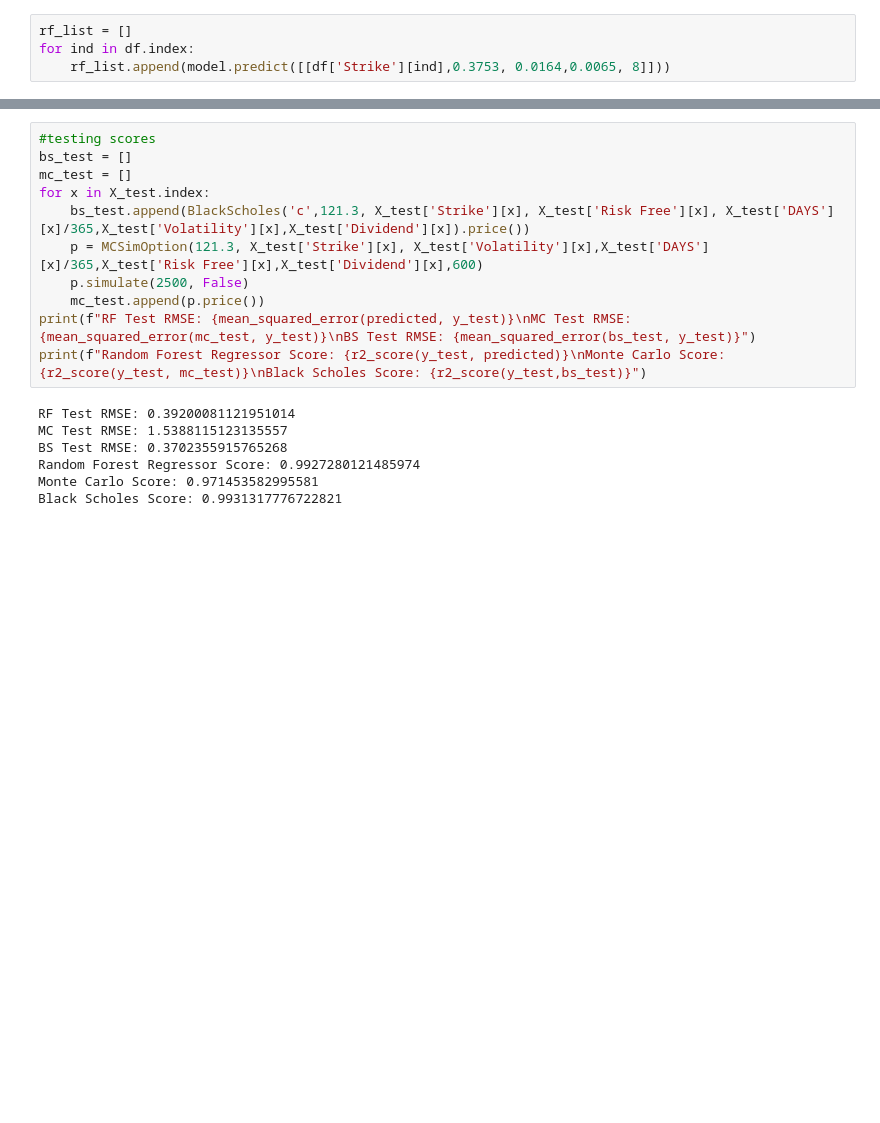
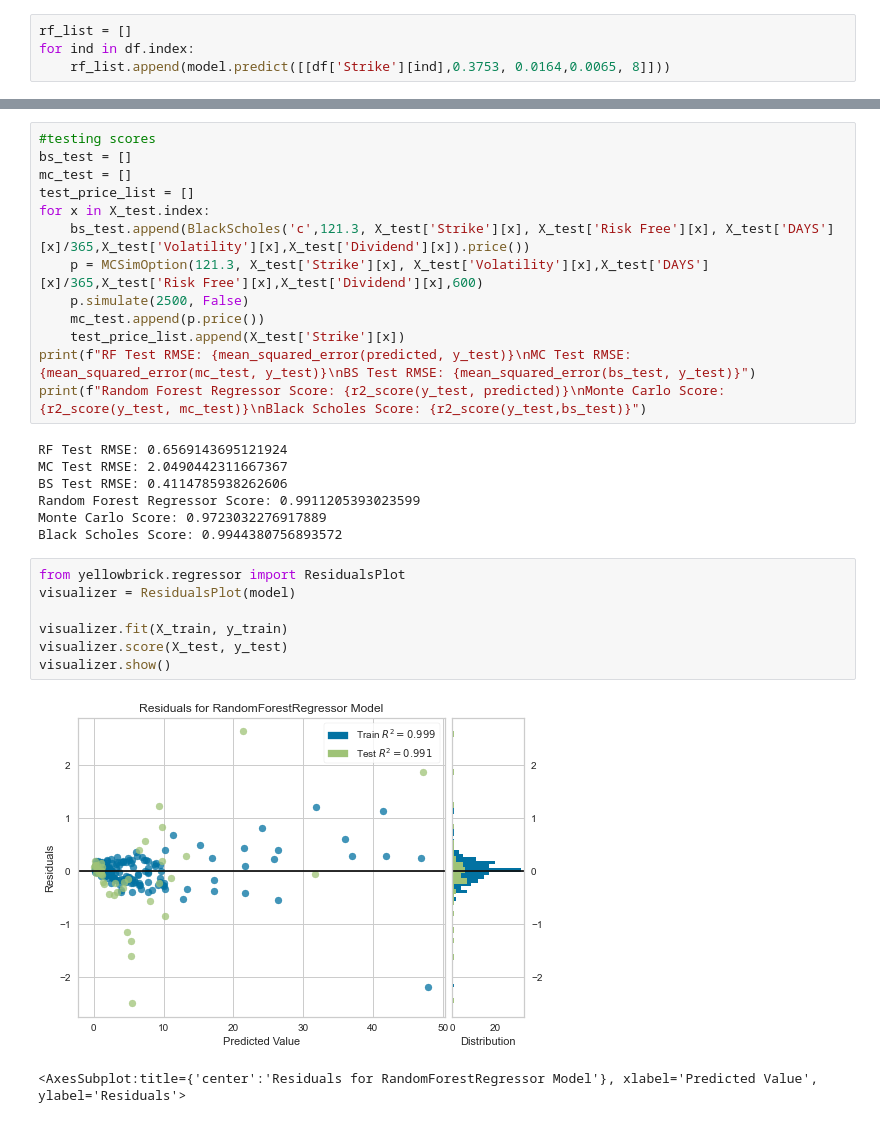
Before and after one commit to jacobfa/OptionsPricing, a Jupyter notebook: OptionPricingFinal.ipynb, the cells around one changed output, grey strips where cells are left out. Drawn from its saved outputs; the diff is of its cells as text; blank space fills up the shorter version.

```diff
--- a/OptionPricingFinal.ipynb
+++ b/OptionPricingFinal.ipynb
@@ -293,20 +293,32 @@ Black Scholes RMSE: 0.3926727759622027
 #testing scores
 bs_test = []
 mc_test = []
+test_price_list = []
 for x in X_test.index:
     bs_test.append(BlackScholes('c',121.3, X_test['Strike'][x], X_test['Risk Free'][x], X_test['DAYS'][x]/365,X_test['Volatility'][x],X_test['Dividend'][x]).price())
     p = MCSimOption(121.3, X_test['Strike'][x], X_test['Volatility'][x],X_test['DAYS'][x]/365,X_test['Risk Free'][x],X_test['Dividend'][x],600)
     p.simulate(2500, False)
     mc_test.append(p.price())
+    test_price_list.append(X_test['Strike'][x])
 print(f"RF Test RMSE: {mean_squared_error(predicted, y_test)}\nMC Test RMSE: {mean_squared_error(mc_test, y_test)}\nBS Test RMSE: {mean_squared_error(bs_test, y_test)}")
 print(f"Random Forest Regressor Score: {r2_score(y_test, predicted)}\nMonte Carlo Score: {r2_score(y_test, mc_test)}\nBlack Scholes Score: {r2_score(y_test,bs_test)}")
 # %% [output]
-RF Test RMSE: 0.39200081121951014
-MC Test RMSE: 1.5388115123135557
-BS Test RMSE: 0.3702355915765268
-Random Forest Regressor Score: 0.9927280121485974
-Monte Carlo Score: 0.971453582995581
-Black Scholes Score: 0.9931317776722821
+RF Test RMSE: 0.6569143695121924
+MC Test RMSE: 2.0490442311667367
+BS Test RMSE: 0.4114785938262606
+Random Forest Regressor Score: 0.9911205393023599
+Monte Carlo Score: 0.9723032276917889
+Black Scholes Score: 0.9944380756893572
+# %%
+from yellowbrick.regressor import ResidualsPlot
+visualizer = ResidualsPlot(model)
+
+visualizer.fit(X_train, y_train)
+visualizer.score(X_test, y_test)
+visualizer.show()
+# %% [output]
+[figure, added]
+<AxesSubplot:title={'center':'Residuals for RandomForestRegressor Model'}, xlabel='Predicted Value', ylabel='Residuals'>
 # %%
 rf2_RMSE = mean_squared_error(aaplTruePriceList, rf_list)
 mc2_RMSE = mean_squared_error(aaplTruePriceList, mc_sim_list)
```
Also changed, not shown: parts of 7 cells of this notebook.
